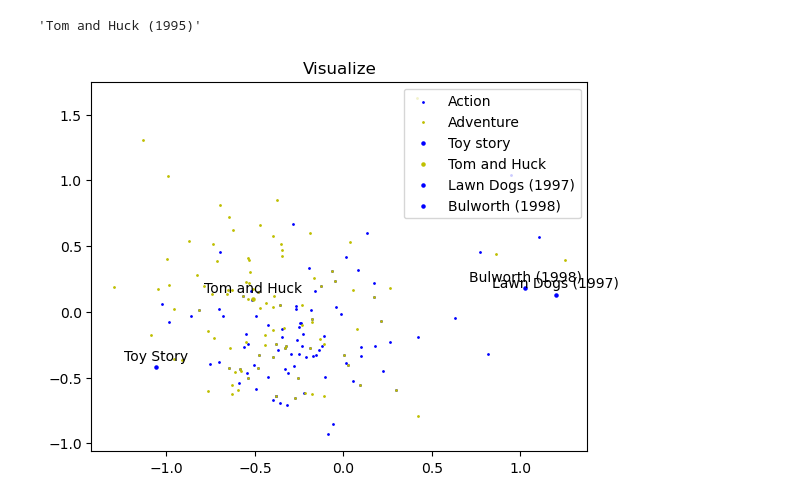
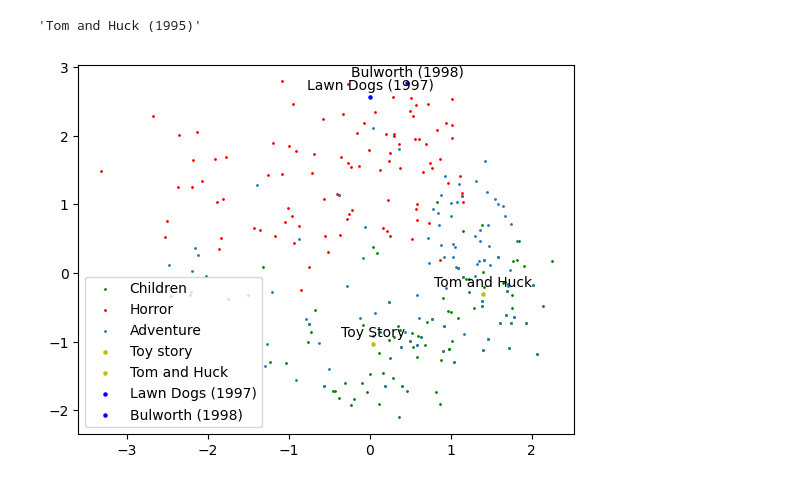
Before and after one commit to Vilmo18/Recommender_System_ML-AT-SCALE, a Jupyter notebook: carre (copy).ipynb, the cells around one changed output. Drawn from its saved outputs; the diff is of its cells as text; code cells hidden in the pictures.

```diff
--- a/carre (copy).ipynb
+++ b/carre (copy).ipynb
@@ -324,7 +325,7 @@ for _ in tqdm(range(30)):
         user_biases,
         lamb,
         tau,
-        gamma,
+        gamma
     )
     cost1, rms1 = loss_cost_b_rms(
         users_test,
@@ -332,11 +333,11 @@ for _ in tqdm(range(30)):
         user_biases,
         lamb,
         tau,
-        gamma,
+        gamma
     )
     loss.append(cost)
     res.append(rms)
     cout1.append(cost1)
     error.append(rms1)
-    print(rms)
-    print(rms1)
+    print('rmse train ',rms)
+    print('rmse test ',rms1)
@@ -383,7 +424,7 @@ def loss_cost_rms(users_map,users_vector,movies_vector,item_biases,user_biases,l
     rms=np.sqrt(result/count)
     return loss,rms
 # %%
-for _ in tqdm(range(40)):
+for _ in tqdm(range(30)):
     for m in range(M):
         biais = sum(
             [
@@ -604,7 +677,7 @@ def loss_func(train_data_by_user, user_vec, item_vec, user_biases, item_biases,
 lamb=5
 tau=0.4
 gamma=2e-1
-tau_feat=0.2
+tau_feat=0.1
 k=10
 M=len(index_mapping_user)
 N= len(index_mapping_movie)
@@ -740,7 +820,7 @@ for _ in tqdm(range(22)):
 # %% [markdown]
 ## Prediction ALS +  Bias + latent_vector
 # %%
-users_predict=[(0,5.0)]#4887 -5840  ###  (15522,5.0),(16696,5.0) harry
+users_predict=[(4887,5.0)]#4887 -5840  ###  (15522,5.0),(16696,5.0) harry
 #lamb=5
 #tau=0.4
 #gamma=2e-1
@@ -853,35 +933,34 @@ X_2d = pca.fit_transform(data.T)
 # %%
 import numpy as np
 from sklearn.manifold import TSNE
 import matplotlib.pyplot as plt
 from sklearn.decomposition import PCA
 
 cat1=get_embedding(X_2d,dico,movies,'Children')
 cat2=get_embedding(X_2d,dico,movies,'Horror')
 cat3=get_embedding(X_2d,dico,movies,'Action')
 cat4=get_embedding(X_2d,dico,movies,'Adventure')
 
-#plt.scatter(cat1[:, 0], cat1[:, 1], c='g', s=1,label='Children')
-#plt.scatter(cat2[:, 0], cat2[:, 1], c='r', s=1,label='Horror')
-plt.scatter(cat3[:, 0], cat3[:, 1], c='b', s=1,label='Action')
-plt.scatter(cat4[:, 0], cat4[:, 1], c='y', s=1,label='Adventure')
+plt.scatter(cat1[:, 0], cat1[:, 1], c='g', s=1,label='Children')
+plt.scatter(cat2[:, 0], cat2[:, 1], c='r', s=1,label='Horror')
+#plt.scatter(cat3[:, 0], cat3[:, 1], c='b', s=1,label='Action')
+plt.scatter(cat4[:, 0], cat4[:, 1], s=1,label='Adventure')
 
-plt.scatter(X_2d[0,0], X_2d[0,1], c='b', s=5, label='Toy story')
+plt.scatter(X_2d[0,0], X_2d[0,1], c='y', s=5, label='Toy story')
 plt.annotate('Toy Story', (X_2d[0,0], X_2d[0,1]), textcoords="offset points", xytext=(0,5), ha='center')
 
 plt.scatter(X_2d[7,0], X_2d[7,1], c='y', s=5, label='Tom and Huck')
 plt.annotate('Tom and Huck', (X_2d[7,0], X_2d[7,1]), textcoords="offset points", xytext=(0,5), ha='center')
 
 
 plt.scatter(X_2d[1880,0], X_2d[1880,1], c='b', s=5, label=map_movie_id_title(1880,movies))
 plt.annotate(map_movie_id_title(1880,movies), (X_2d[1880,0], X_2d[1880,1]), textcoords="offset points", xytext=(0,5), ha='center')
 plt.scatter(X_2d[1883,0], X_2d[1883,1], c='b', s=5, label=map_movie_id_title(1883,movies))
 plt.annotate(map_movie_id_title(1883,movies), (X_2d[1883,0], X_2d[1883,1]), textcoords="offset points", xytext=(0,5), ha='center')
 
+pdf_filename = 'curve_pdf/embeddong.pdf'
 
-
-plt.title('Visualize')
 plt.legend()
-plt.show()
+plt.savefig(pdf_filename, format='pdf')
 # %% [output]
-[figure, old version]
+[figure, new version]
```
Also changed, not shown: parts of 12 cells of this notebook, 6 other files.
